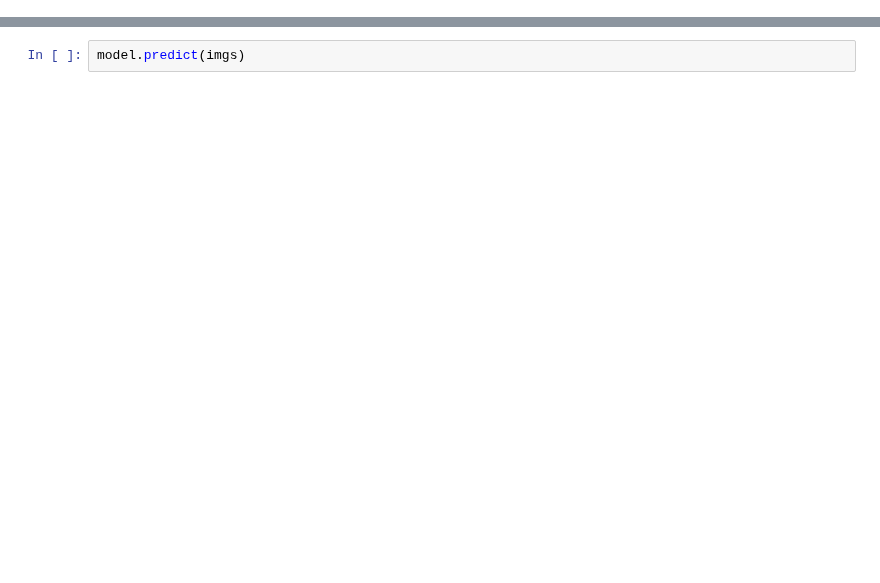
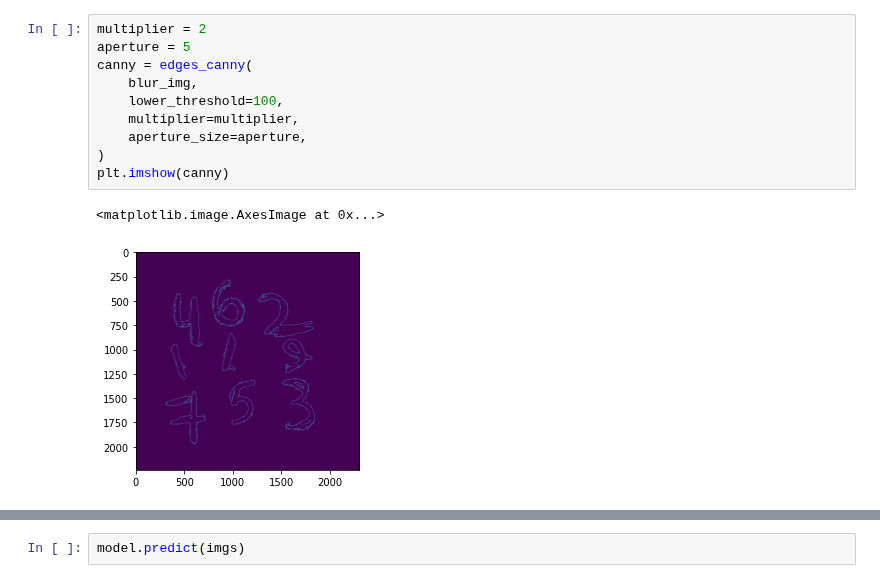
Before and after one commit to diego2017003/projeto-MNIST_machine_learning, a Jupyter notebook: app/teste.ipynb, the cells around one changed output, grey strips where cells are left out. Cells and saved outputs as stored; diff of their text form; blank space fills up the shorter version.

```diff
--- a/app/teste.ipynb
+++ b/app/teste.ipynb
@@ -102,0 +48,13 @@ imgs[0]
+# %%
+multiplier = 2
+aperture = 5
+canny = edges_canny(
+    blur_img,
+    lower_threshold=100,
+    multiplier=multiplier,
+    aperture_size=aperture,
+)
+plt.imshow(canny)
+# %% [output]
+<matplotlib.image.AxesImage at 0x...>
+[figure, added]
```
Also changed, not shown: parts of 11 cells of this notebook, 3 other files.
